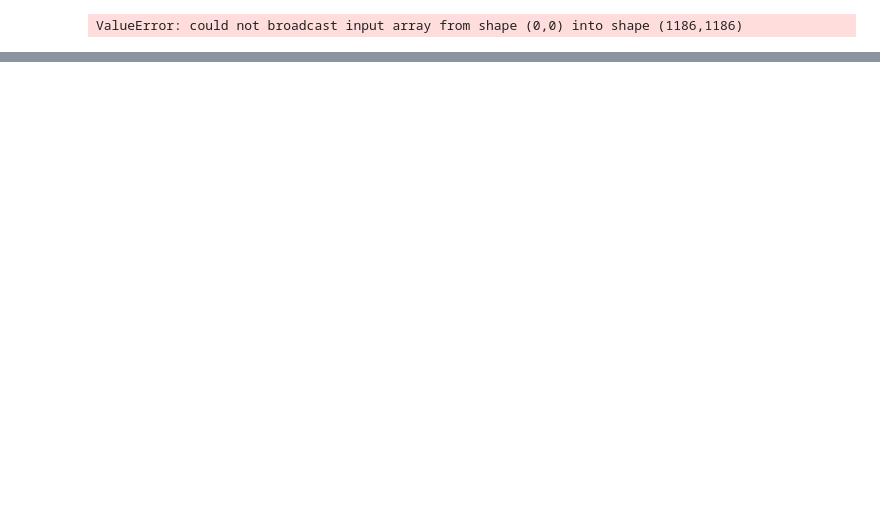
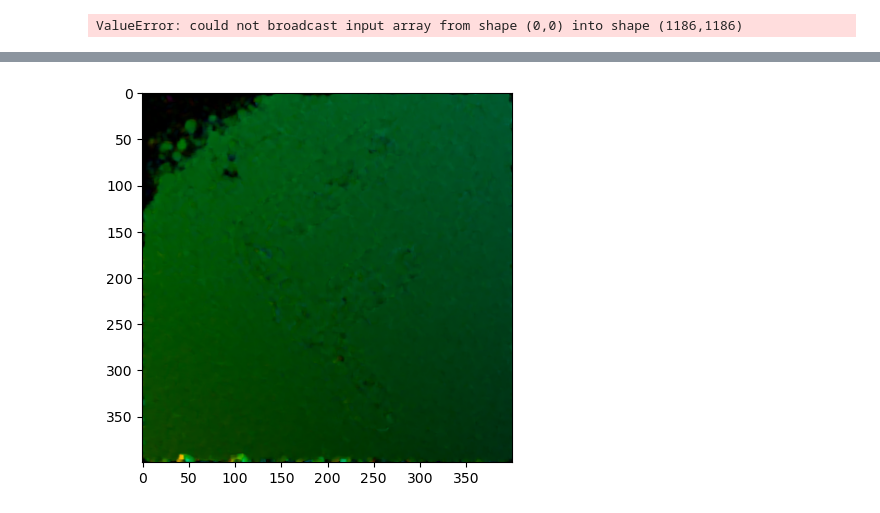
Before and after one commit to ChenYu-K/boltpd, a Jupyter notebook: test.ipynb, the cells around one changed output, grey strips where cells are left out. Saved outputs shown, nothing was run; the diff lists cells and outputs as text; code cells hidden in the pictures; blank space fills up the shorter version.

Commit message:
202406-inkan-tryflowmethods

```diff
--- a/test.ipynb
+++ b/test.ipynb
@@ -49,0 +138,45 @@ ValueError: could not broadcast input array from shape (0,0) into shape (1186,11
+# %%
+import cv2
+import numpy as np
+import matplotlib.pyplot as plt
+
+def calculate_optical_flow_farneback(img0, img1):
+    # 将图像转换为灰度图
+    img0_gray = cv2.cvtColor(img0, cv2.COLOR_BGR2GRAY)
+    img1_gray = cv2.cvtColor(img1, cv2.COLOR_BGR2GRAY)
+
+    # 使用Farneback方法计算光流
+    flow = cv2.calcOpticalFlowFarneback(
+        img0_gray, img1_gray, None,
+        pyr_scale=0.5,  # 图像金字塔每层的缩放比例
+        levels=3,       # 金字塔层数
+        winsize=5,     # 平均窗口大小
+        iterations=3,   # 每层的迭代次数
+        poly_n=7,       # 每个像素点的邻域大小
+        poly_sigma=1.1, # 高斯标准差
+        flags=0         # 操作标志
+    )
+    # 可视化光流场
+    hsv = np.zeros_like(img0)
+    hsv[..., 1] = 255
+
+    mag, ang = cv2.cartToPolar(flow[..., 0], flow[..., 1])
+    hsv[..., 0] = ang * 180 / np.pi / 2
+    hsv[..., 2] = cv2.normalize(mag, None, 0, 255, cv2.NORM_MINMAX)
+    bgr = cv2.cvtColor(hsv, cv2.COLOR_HSV2BGR)
+
+    return bgr
+
+# 示例使用
+img0 = cv2.imread('database/202404-inkan/output-resize/DSC02098.JPG')
+img1 = cv2.imread('database/202404-inkan/output-resize/DSC02416.JPG')
+cropimage1 = img0[300:700, 450:850] #(y:y,x:x)
+cropimage2 = img1[300:700, 450:850] #(y:y,x:x)
+
+result = calculate_optical_flow_farneback(cropimage1, cropimage2)
+
+# 使用matplotlib显示结果
+plt.imshow(cv2.cvtColor(result, cv2.COLOR_BGR2RGB))
+plt.show()
+# %% [output]
+[figure, added]
```
Also changed, not shown: parts of 3 cells of this notebook, 35 other files.
